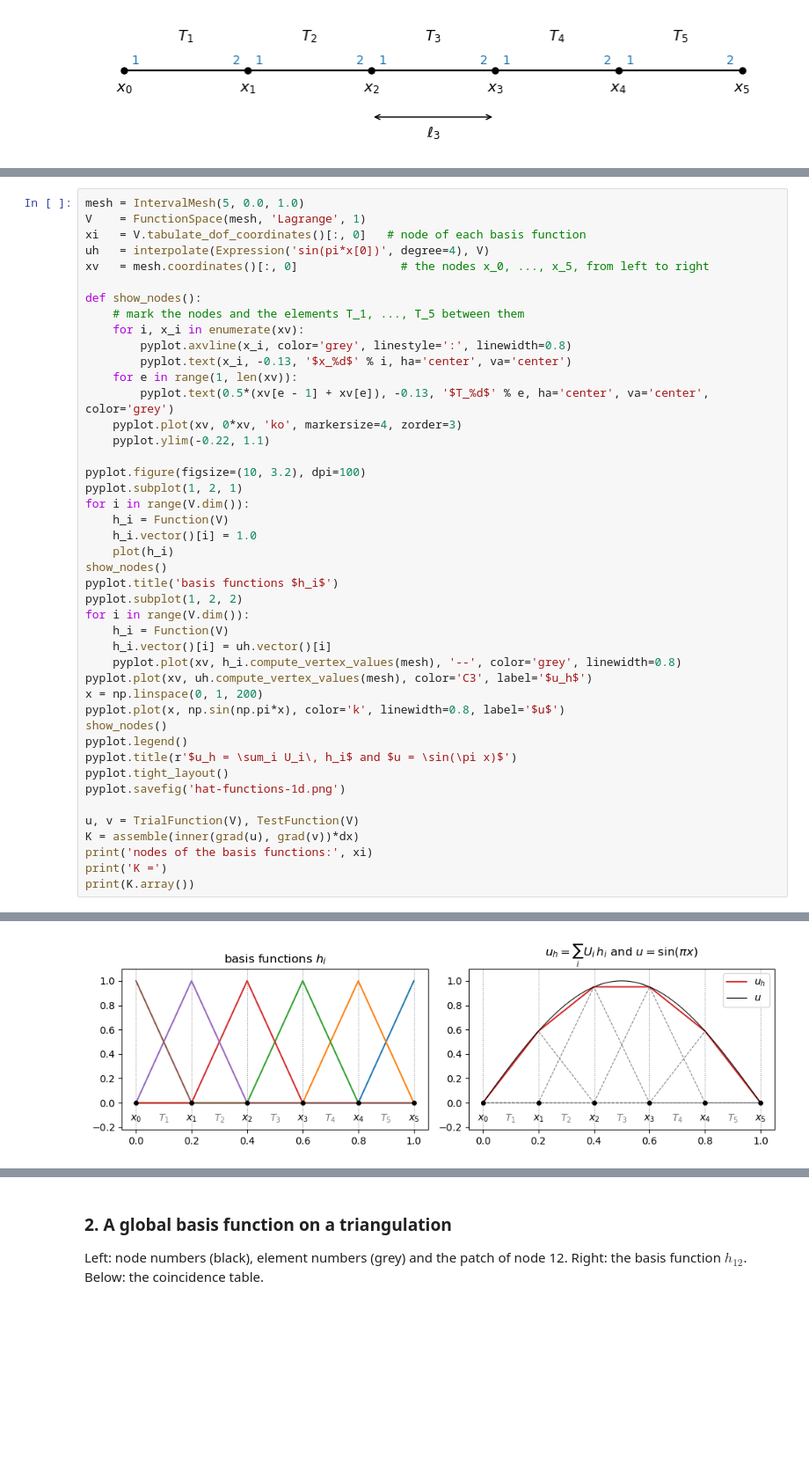
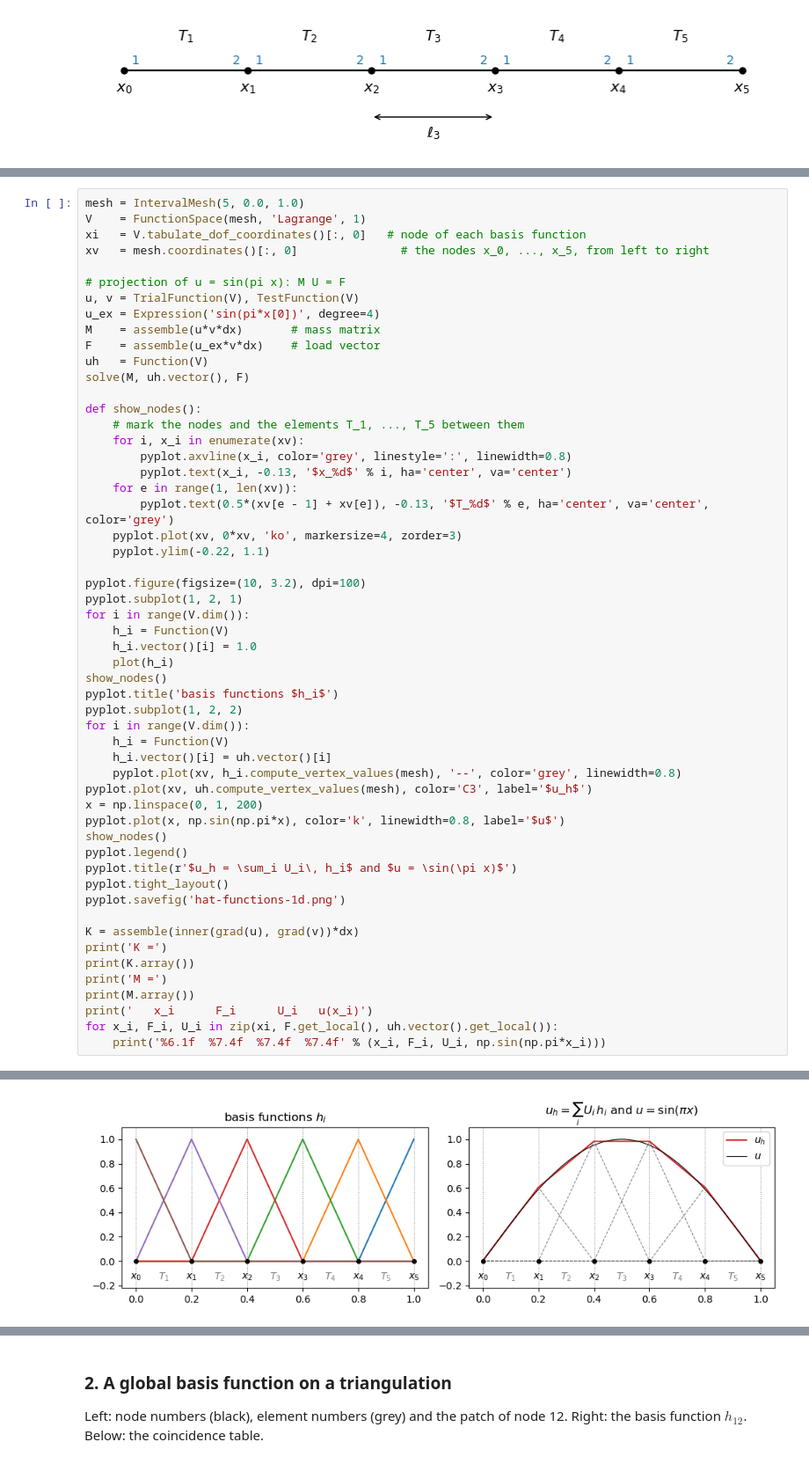
Before and after one commit to wolfgang-alpha/applied-math-notes, a Jupyter notebook: lecture02.ipynb, the cells around one changed output, grey strips where cells are left out. Shown at 88% size. Cells and saved outputs as stored; diff of their text form; blank space fills up the shorter version.

```diff
--- a/lecture02.ipynb
+++ b/lecture02.ipynb
@@ -93,8 +93,15 @@ Left: all basis functions of the mesh. Right: the interpolation $u_h$ of $u = \s
 mesh = IntervalMesh(5, 0.0, 1.0)
 V    = FunctionSpace(mesh, 'Lagrange', 1)
 xi   = V.tabulate_dof_coordinates()[:, 0]   # node of each basis function
-uh   = interpolate(Expression('sin(pi*x[0])', degree=4), V)
 xv   = mesh.coordinates()[:, 0]               # the nodes x_0, ..., x_5, from left to right
+
+# projection of u = sin(pi x): M U = F
+u, v = TrialFunction(V), TestFunction(V)
+u_ex = Expression('sin(pi*x[0])', degree=4)
+M    = assemble(u*v*dx)       # mass matrix
+F    = assemble(u_ex*v*dx)    # load vector
+uh   = Function(V)
+solve(M, uh.vector(), F)
 
 def show_nodes():
     # mark the nodes and the elements T_1, ..., T_5 between them
@@ -128,11 +135,14 @@ pyplot.title(r'$u_h = \sum_i U_i\, h_i$ and $u = \sin(\pi x)$')
 pyplot.tight_layout()
 pyplot.savefig('hat-functions-1d.png')
 
-u, v = TrialFunction(V), TestFunction(V)
 K = assemble(inner(grad(u), grad(v))*dx)
-print('nodes of the basis functions:', xi)
 print('K =')
 print(K.array())
+print('M =')
+print(M.array())
+print('   x_i      F_i      U_i   u(x_i)')
+for x_i, F_i, U_i in zip(xi, F.get_local(), uh.vector().get_local()):
+    print('%6.1f  %7.4f  %7.4f  %7.4f' % (x_i, F_i, U_i, np.sin(np.pi*x_i)))
 # %% [output]
 Calling FFC just-in-time (JIT) compiler, this may take some time.
 Calling FFC just-in-time (JIT) compiler, this may take some time.
@@ -150,4 +164,4 @@ K =
-[figure, old version]
+[figure, new version]
 # %% [markdown]
 ### The linear triangle (CST)
 
```
Also changed, not shown: parts of 5 cells of this notebook.
